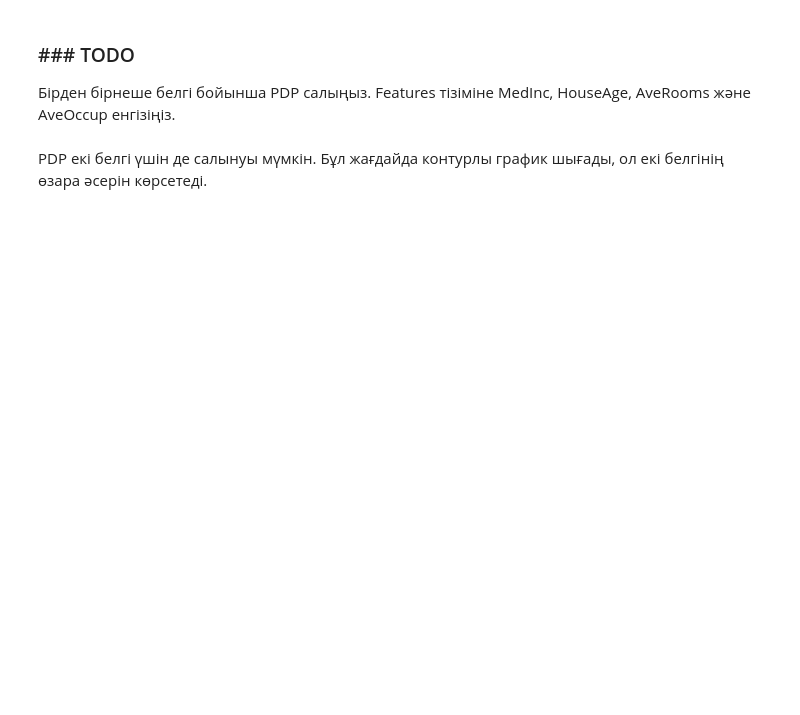
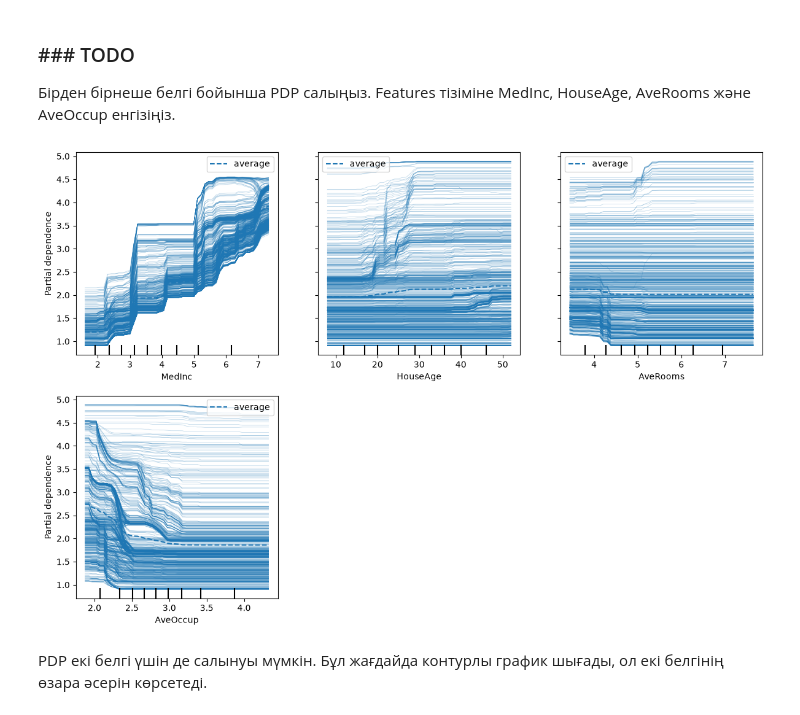
Before and after one commit to beksultann-GQ/Bexs_work, a Jupyter notebook: 03_lime_pdp.ipynb, the cells around one changed output. Drawn from its saved outputs; the diff is of its cells as text; code cells hidden in the pictures; blank space fills up the shorter version.

```diff
--- a/03_lime_pdp.ipynb
+++ b/03_lime_pdp.ipynb
@@ -197,17 +252,20 @@ plt.show()
 
 Бірден бірнеше белгі бойынша PDP салыңыз. Features тізіміне MedInc, HouseAge, AveRooms және AveOccup енгізіңіз.
 # %%
-### ### TODO ###
-# fig, ax = plt.subplots(figsize=(12, 8))
-# PartialDependenceDisplay.from_estimator(
-#     rf_reg,
-#     X_train,
-#     features=[____, ____, ____, ____],
-#     grid_resolution=50,
-#     ax=ax
-# )
-# plt.tight_layout()
-# plt.show()
+## ### TODO ###
+fig, ax = plt.subplots(figsize=(12, 8))
+PartialDependenceDisplay.from_estimator(
+    rf_reg,
+    X_train,
+    features=[0, 1, 2, 5],  # MedInc, HouseAge, AveRooms, Latitude
+    kind="both",  # "average" немесе "individual"
+    grid_resolution=50,
+    ax=ax
+)
+plt.tight_layout()
+plt.show()
+# %% [output]
+[figure, added]
 # %% [markdown]
 PDP екі белгі үшін де салынуы мүмкін. Бұл жағдайда контурлы график шығады, ол екі белгінің өзара әсерін көрсетеді.
 # %%
```
Also changed, not shown: parts of 12 cells of this notebook.
